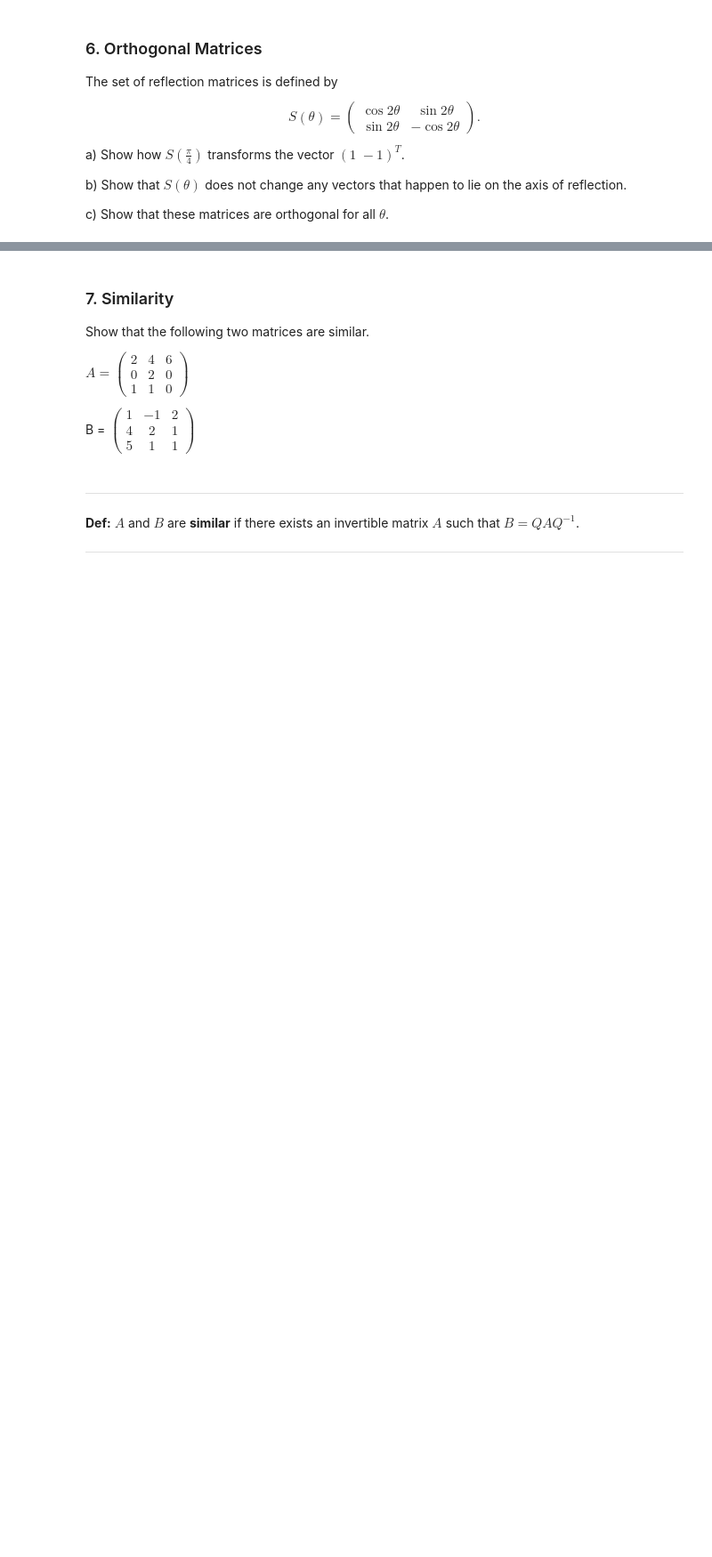
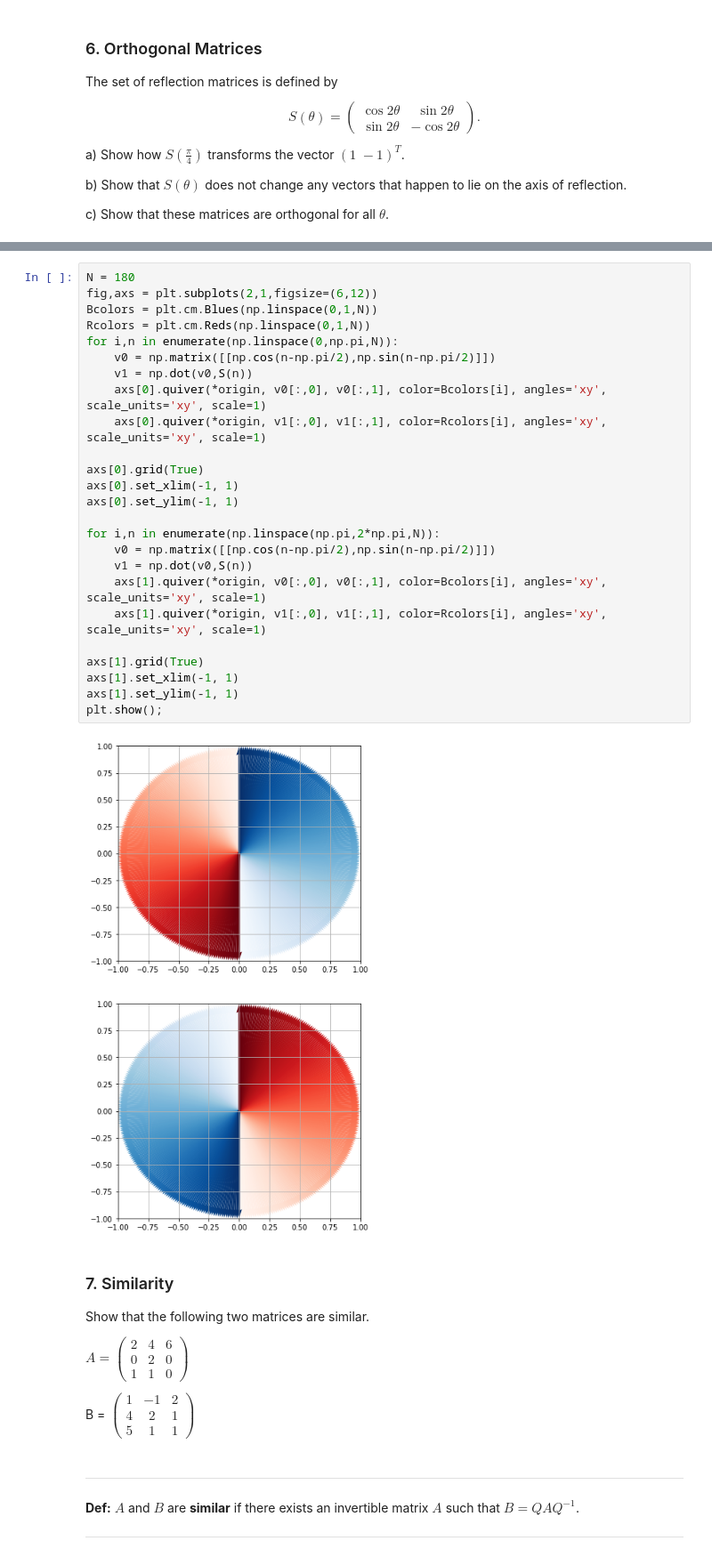
Before and after one commit to kegedy/EE502P, a Jupyter notebook: hw/kevin/HW04.ipynb, the cells around one changed output, grey strips where cells are left out. Shown: that part at 89% size. Saved outputs shown, nothing was run; the diff lists cells and outputs as text; blank space fills up the shorter version.

```diff
--- a/hw/kevin/HW04.ipynb
+++ b/hw/kevin/HW04.ipynb
@@ -606,3 +791,30 @@ c) Show that these matrices are orthogonal for all $\theta$.
+# %%
+N = 180
+fig,axs = plt.subplots(2,1,figsize=(6,12))
+Bcolors = plt.cm.Blues(np.linspace(0,1,N))
+Rcolors = plt.cm.Reds(np.linspace(0,1,N))
+for i,n in enumerate(np.linspace(0,np.pi,N)):
+    v0 = np.matrix([[np.cos(n-np.pi/2),np.sin(n-np.pi/2)]])
+    v1 = np.dot(v0,S(n))
+    axs[0].quiver(*origin, v0[:,0], v0[:,1], color=Bcolors[i], angles='xy', scale_units='xy', scale=1)
+    axs[0].quiver(*origin, v1[:,0], v1[:,1], color=Rcolors[i], angles='xy', scale_units='xy', scale=1)
+
+axs[0].grid(True)
+axs[0].set_xlim(-1, 1)
+axs[0].set_ylim(-1, 1)
+
+for i,n in enumerate(np.linspace(np.pi,2*np.pi,N)):
+    v0 = np.matrix([[np.cos(n-np.pi/2),np.sin(n-np.pi/2)]])
+    v1 = np.dot(v0,S(n))
+    axs[1].quiver(*origin, v0[:,0], v0[:,1], color=Bcolors[i], angles='xy', scale_units='xy', scale=1)
+    axs[1].quiver(*origin, v1[:,0], v1[:,1], color=Rcolors[i], angles='xy', scale_units='xy', scale=1)
+
+axs[1].grid(True)
+axs[1].set_xlim(-1, 1)
+axs[1].set_ylim(-1, 1)
+plt.show();
+# %% [output]
+[figure, added]
 # %% [markdown]
 ### 7. Similarity
 
```
Also changed, not shown: parts of 21 cells of this notebook.
